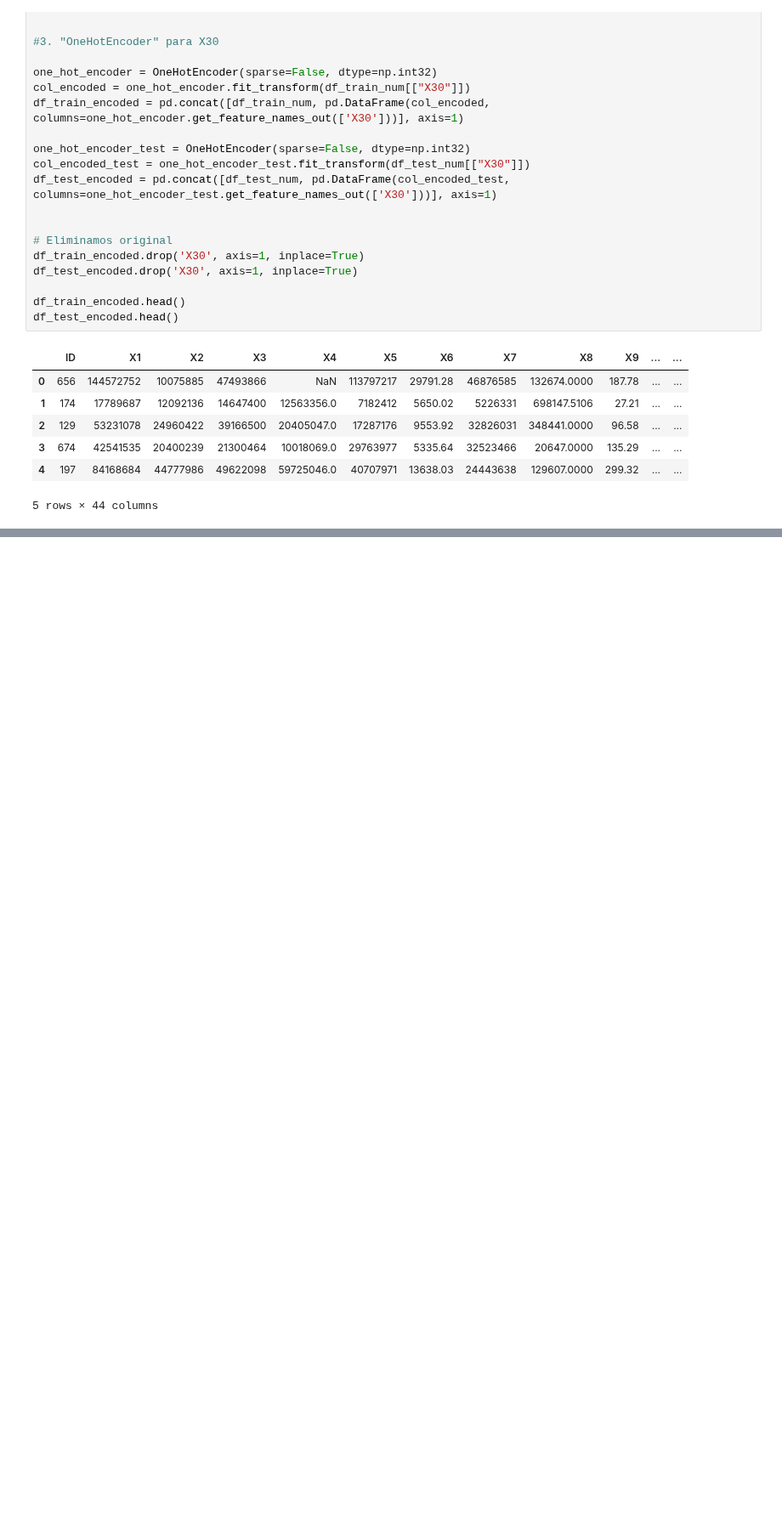
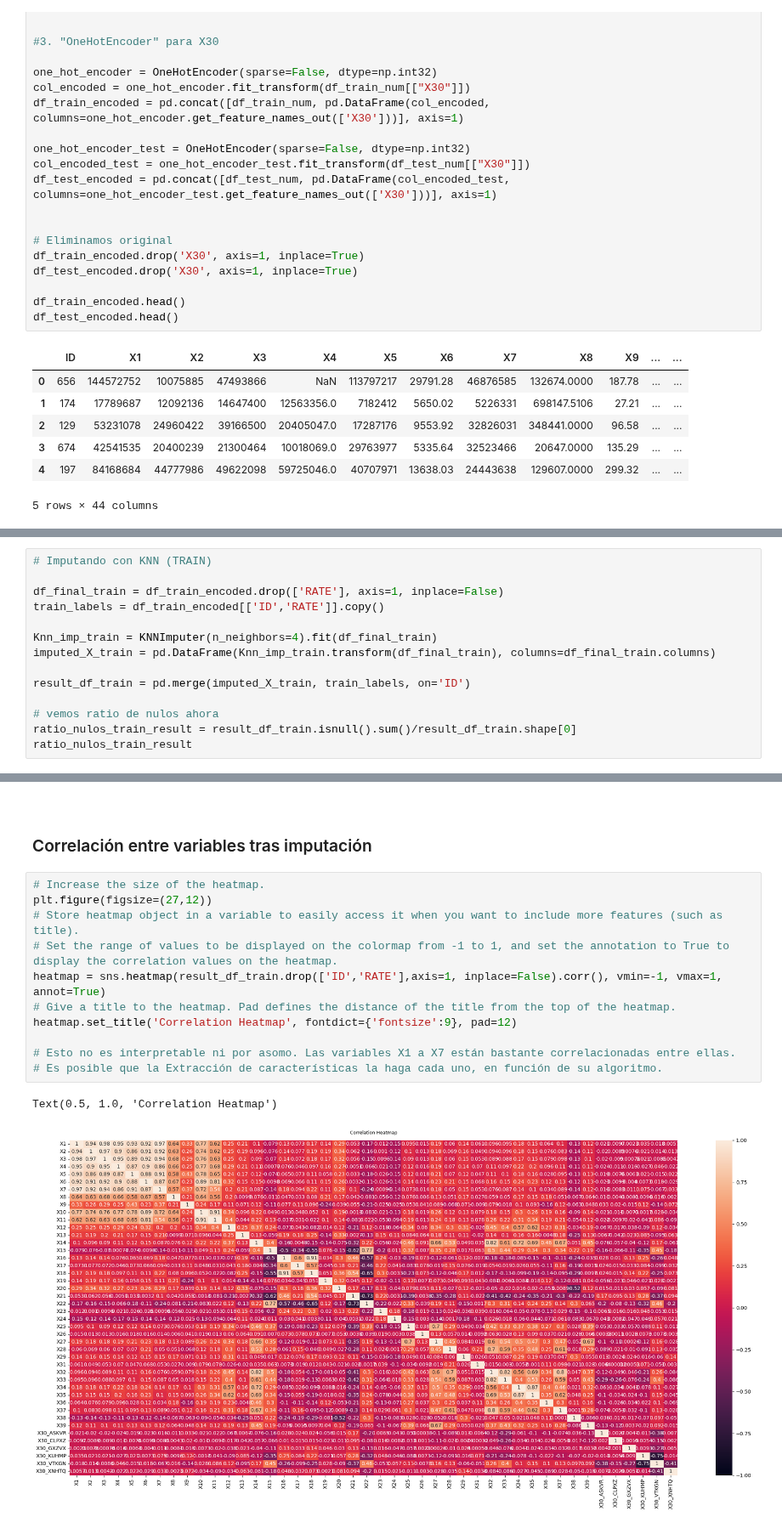
Before and after one commit to DomingoLopez/ClubFansIris, a Jupyter notebook: preprocesamiento/preprocesamiento.ipynb, the cells around one changed output, grey strips where cells are left out. Shown at 85% size. Cells and saved outputs as stored; diff of their text form; blank space fills up the shorter version.

```diff
--- a/preprocesamiento/preprocesamiento.ipynb
+++ b/preprocesamiento/preprocesamiento.ipynb
@@ -240,0 +397,14 @@ df_test_encoded.head()
+# %%
+# Imputando con KNN (TRAIN)
+
+df_final_train = df_train_encoded.drop(['RATE'], axis=1, inplace=False)
+train_labels = df_train_encoded[['ID','RATE']].copy()
+
+Knn_imp_train = KNNImputer(n_neighbors=4).fit(df_final_train)
+imputed_X_train = pd.DataFrame(Knn_imp_train.transform(df_final_train), columns=df_final_train.columns)
+
+result_df_train = pd.merge(imputed_X_train, train_labels, on='ID')
+
+# vemos ratio de nulos ahora
+ratio_nulos_train_result = result_df_train.isnull().sum()/result_df_train.shape[0]
+ratio_nulos_train_result
@@ -240,0 +458,18 @@ df_test_encoded.head()
+# %% [markdown]
+<br/>
+
+### Correlación entre variables tras imputación
+# %%
+# Increase the size of the heatmap.
+plt.figure(figsize=(27,12))
+# Store heatmap object in a variable to easily access it when you want to include more features (such as title).
+# Set the range of values to be displayed on the colormap from -1 to 1, and set the annotation to True to display the correlation values on the heatmap.
+heatmap = sns.heatmap(result_df_train.drop(['ID','RATE'],axis=1, inplace=False).corr(), vmin=-1, vmax=1, annot=True)
+# Give a title to the heatmap. Pad defines the distance of the title from the top of the heatmap.
+heatmap.set_title('Correlation Heatmap', fontdict={'fontsize':9}, pad=12)
+
+# Esto no es interpretable ni por asomo. Las variables X1 a X7 están bastante correlacionadas entre ellas.
+# Es posible que la Extracción de características la haga cada uno, en función de su algoritmo.
+# %% [output]
+Text(0.5, 1.0, 'Correlation Heatmap')
+[figure, added]
```
Also changed, not shown: parts of 19 cells of this notebook, 5 other files.
